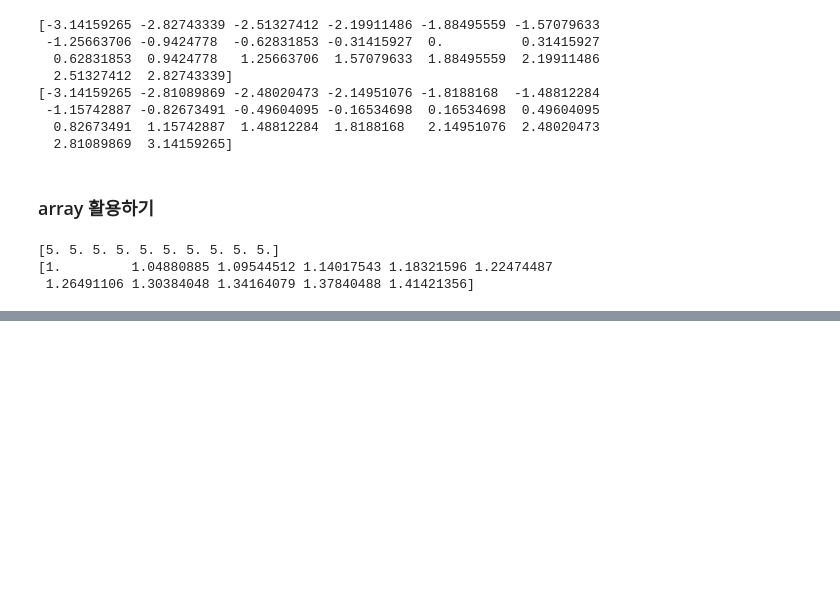
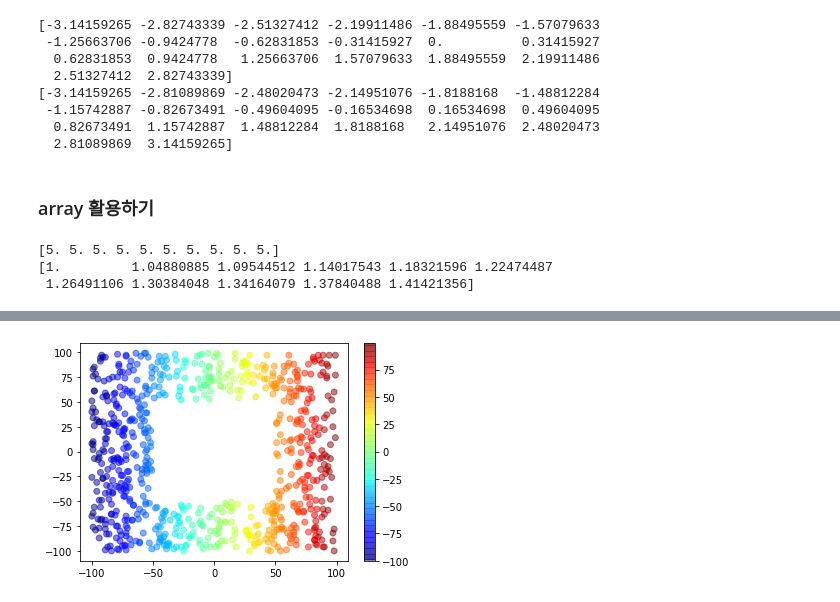
Before and after one commit to pmj3590/modoo_dataanalysis, a Jupyter notebook: numpy.ipynb, the cells around one changed output, grey strips where cells are left out. Cells and saved outputs as stored; diff of their text form; code cells hidden in the pictures; blank space fills up the shorter version.

```diff
--- a/numpy.ipynb
+++ b/numpy.ipynb
@@ -210,0 +245,16 @@ print(np.sqrt(b))
+# %%
+x=np.random.randint(-100, 100, 1000) # 1000개의 랜덤값 추출
+y=np.random.randint(-100, 100, 1000) # 1000개의 랜덤값 추출
+size=np.random.rand(100)*100
+
+mask1=abs(x)>50 # x의 값 중 절대값이 50이상인 값만 추출
+mask2=abs(y)>50 # y의 값 중 절대값이 50이상인 값만 추출
+
+x=x[mask1+mask2]
+y=y[mask1+mask2]
+
+plt.scatter(x, y, c=x, cmap='jet', alpha=0.5)
+plt.colorbar()
+plt.show()
+# %% [output]
+[figure, added]
```
Also changed, not shown: parts of 9 cells of this notebook.
